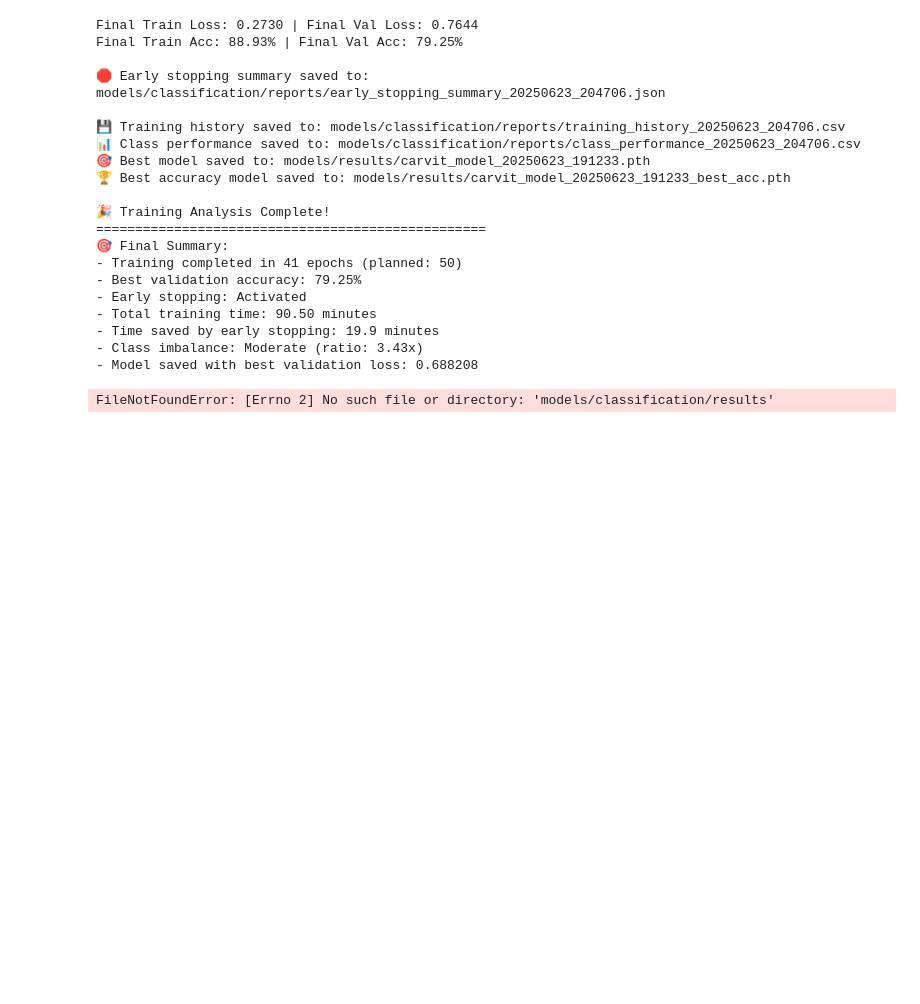
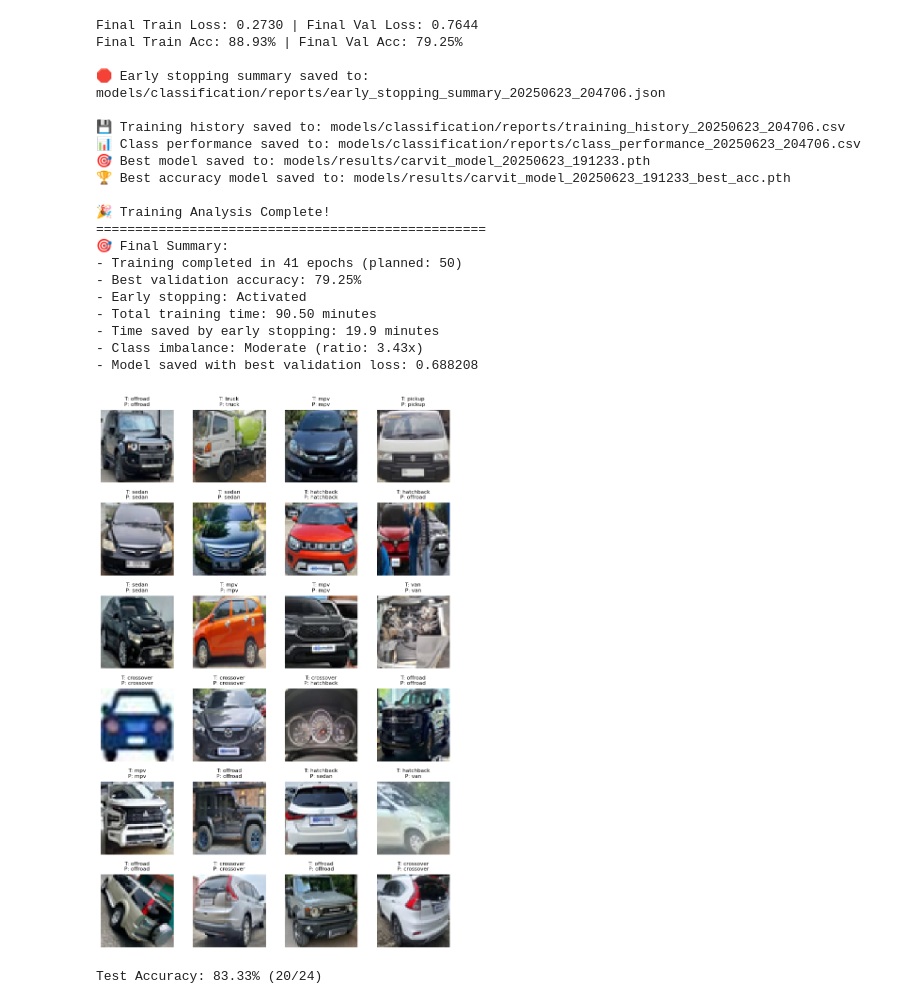
Before and after one commit to luthfiarifin/hybrid-envit-car-retrieval, a Jupyter notebook: 2_train_the_classification_model.ipynb, the cells around one changed output. Drawn from its saved outputs; the diff is of its cells as text; code cells hidden in the pictures; blank space fills up the shorter version.

Commit message:
feat: add the models

```diff
--- a/2_train_the_classification_model.ipynb
+++ b/2_train_the_classification_model.ipynb
@@ -78,7 +76,7 @@ CONFIG = {
     "learning_rate": 1e-4,
     "batch_size": 96,
     "num_epochs": 50,
-    "result_path": f'models/results/carvit_model_{datetime.now().strftime("%Y%m%d_%H%M%S")}.pth',
+    "result_path": f'models/classification/results/carvit_model_{datetime.now().strftime("%Y%m%d_%H%M%S")}.pth',
     "use_weighted_loss": True,
     "use_class_balancing": False,
     "num_workers": 12,
@@ -357,25 +355,23 @@ Final Train Acc: 88.93% | Final Val Acc: 79.25%
 # %%
 # Test the classification model test images and display predictions
 import os
 
 from models.classification.test_classification import CarClassificationTester
 
 test_dir = f"{DATASET_DIR}/test"
 class_names = [
     d for d in sorted(os.listdir(test_dir)) if os.path.isdir(os.path.join(test_dir, d))
 ]
 tester = CarClassificationTester(
     test_dir=test_dir,
     class_names=class_names,
     model_path=None,
-    num_classes=len(class_names),
-    grid_rows=8,
-    grid_cols=10,
-    embed_dim=768,
-    num_heads=12,
-    dropout=0.1,
+    grid_rows=6,
+    grid_cols=4,
+    num_classes=CONFIG["num_classes"],
 )
 
 tester.plot_predictions()
 # %% [output]
+[figure, added]
-FileNotFoundError: [Errno 2] No such file or directory: 'models/classification/results'
+Test Accuracy: 83.33% (20/24)
```
Also changed, not shown: parts of 1 cell of this notebook, 3 other files.
